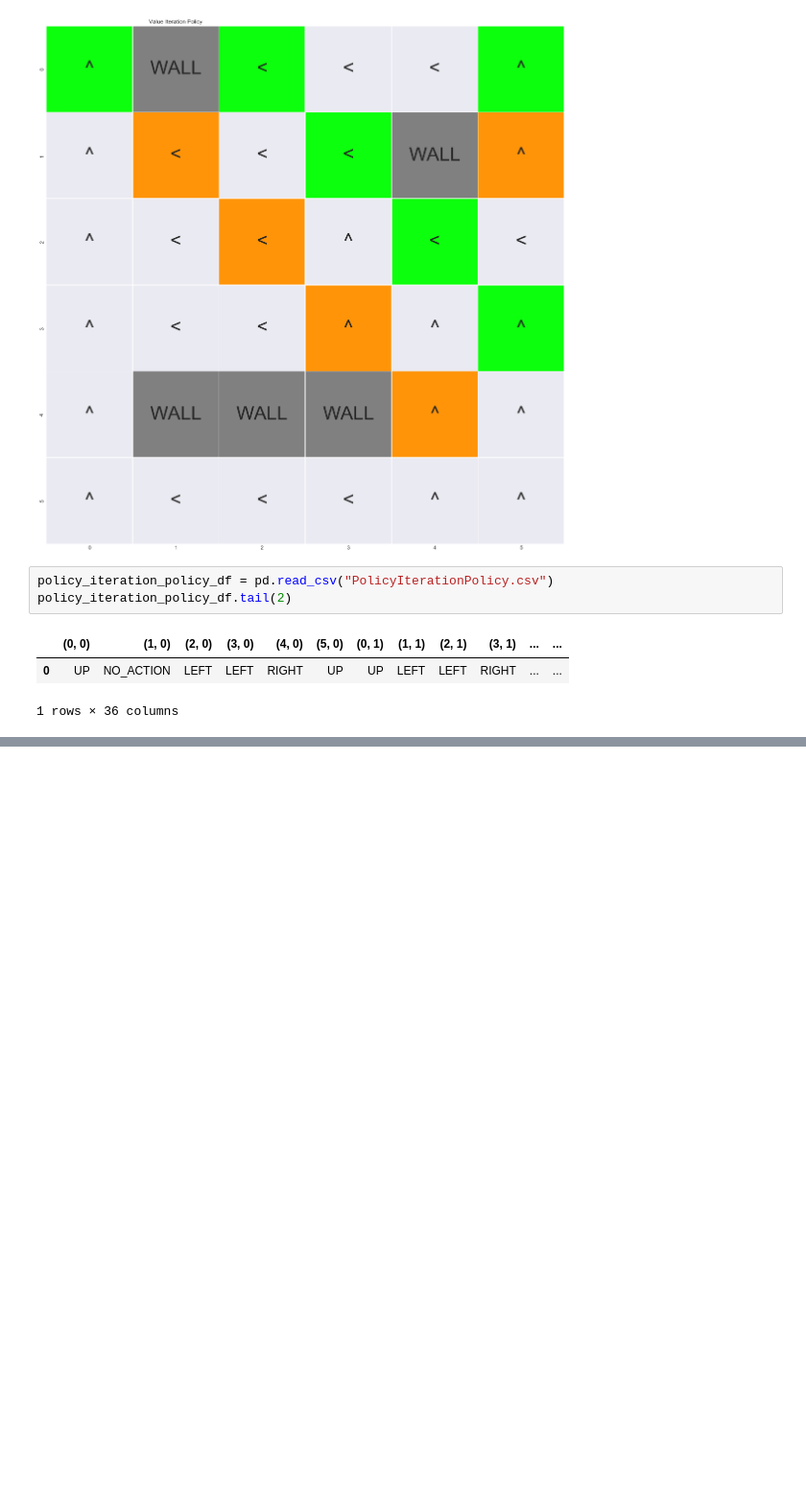
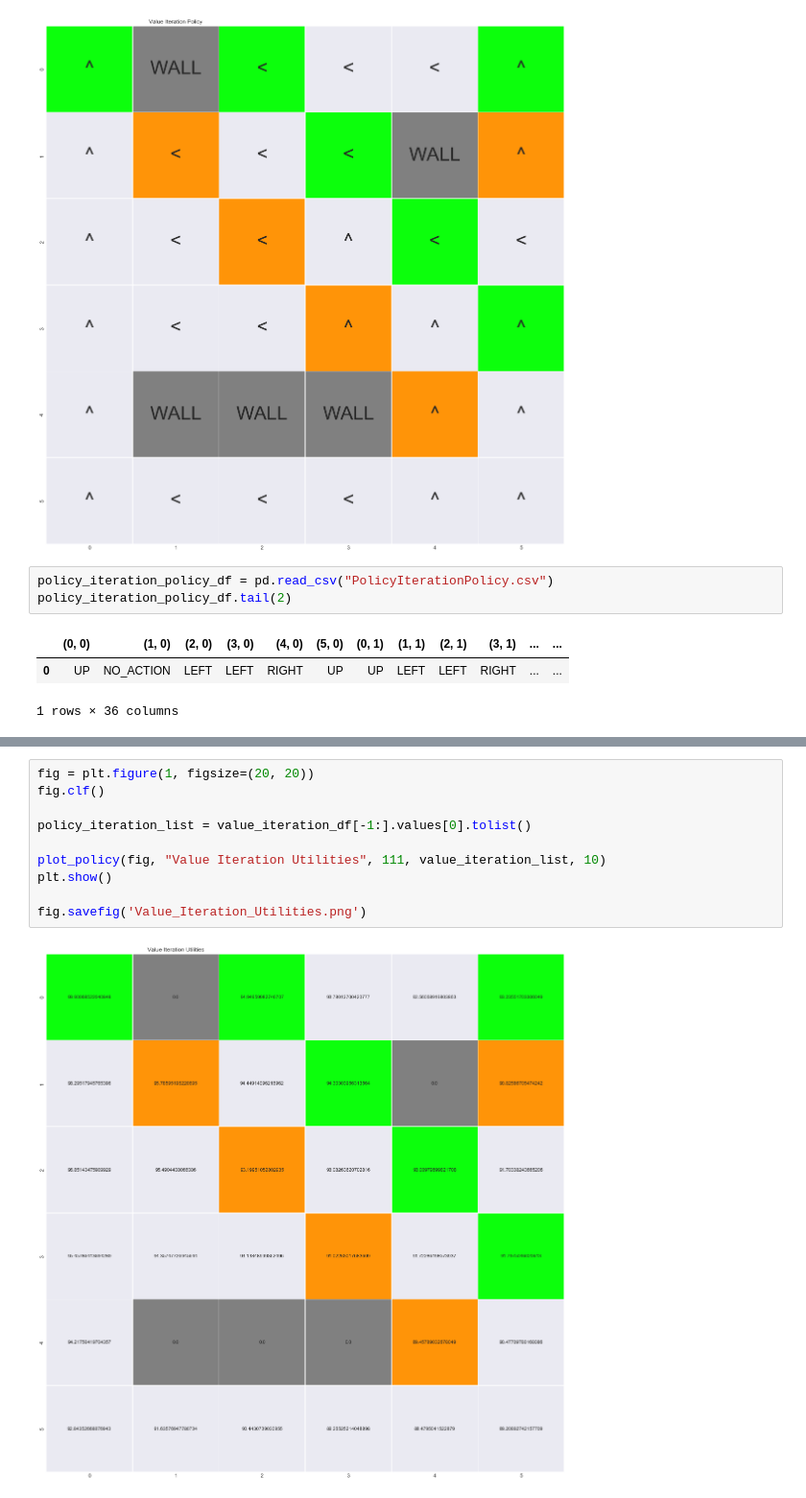
Before and after one commit to eddylim95/Intelligent_Agents_Assignment_1, a Jupyter notebook: Plots.ipynb, the cells around one changed output, grey strips where cells are left out. Shown at 96% size. Drawn from its saved outputs; the diff is of its cells as text; blank space fills up the shorter version.

```diff
--- a/Plots.ipynb
+++ b/Plots.ipynb
@@ -137,0 +166,12 @@ fig.savefig('Policy_Iteration_Policy.png')
+# %%
+fig = plt.figure(1, figsize=(20, 20))
+fig.clf()
+
+policy_iteration_list = value_iteration_df[-1:].values[0].tolist()
+
+plot_policy(fig, "Value Iteration Utilities", 111, value_iteration_list, 10)
+plt.show()
+
+fig.savefig('Value_Iteration_Utilities.png')
+# %% [output]
+[figure, added]
```
Also changed, not shown: parts of 11 cells of this notebook, 8 other files.
